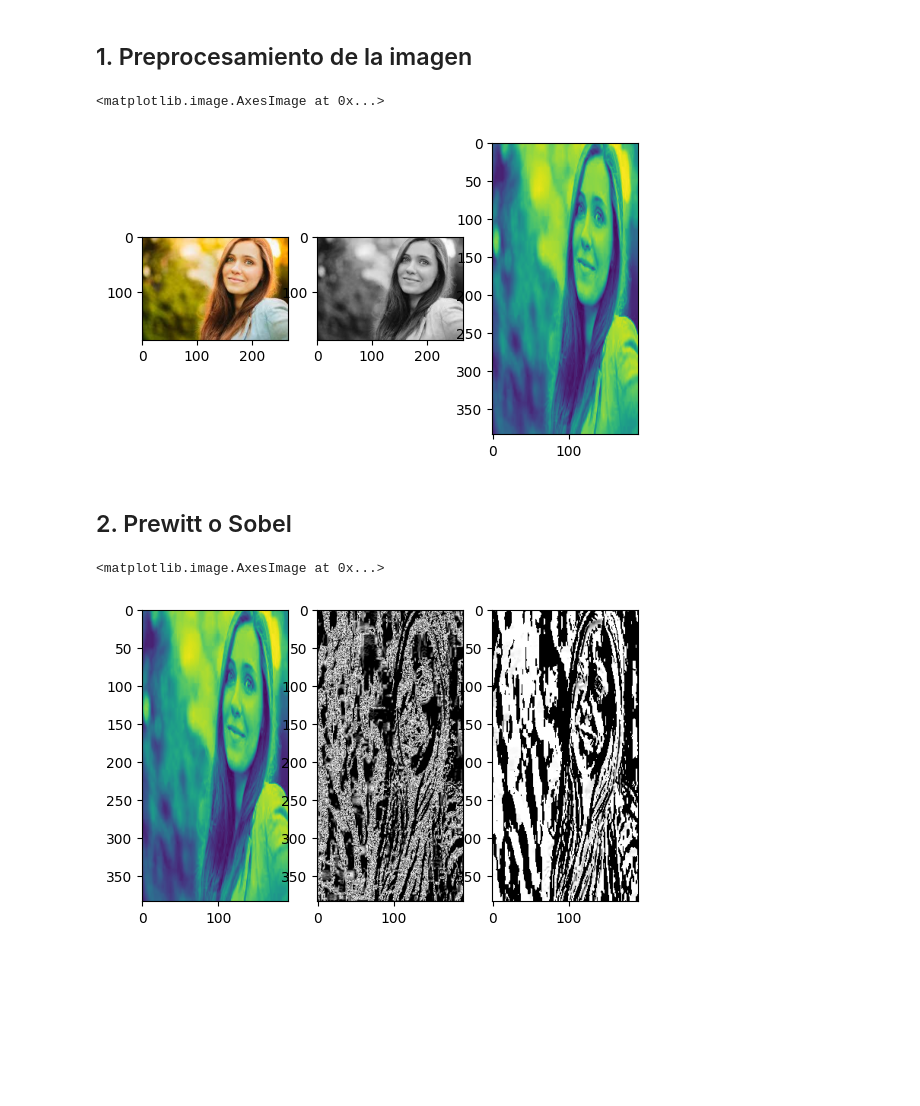
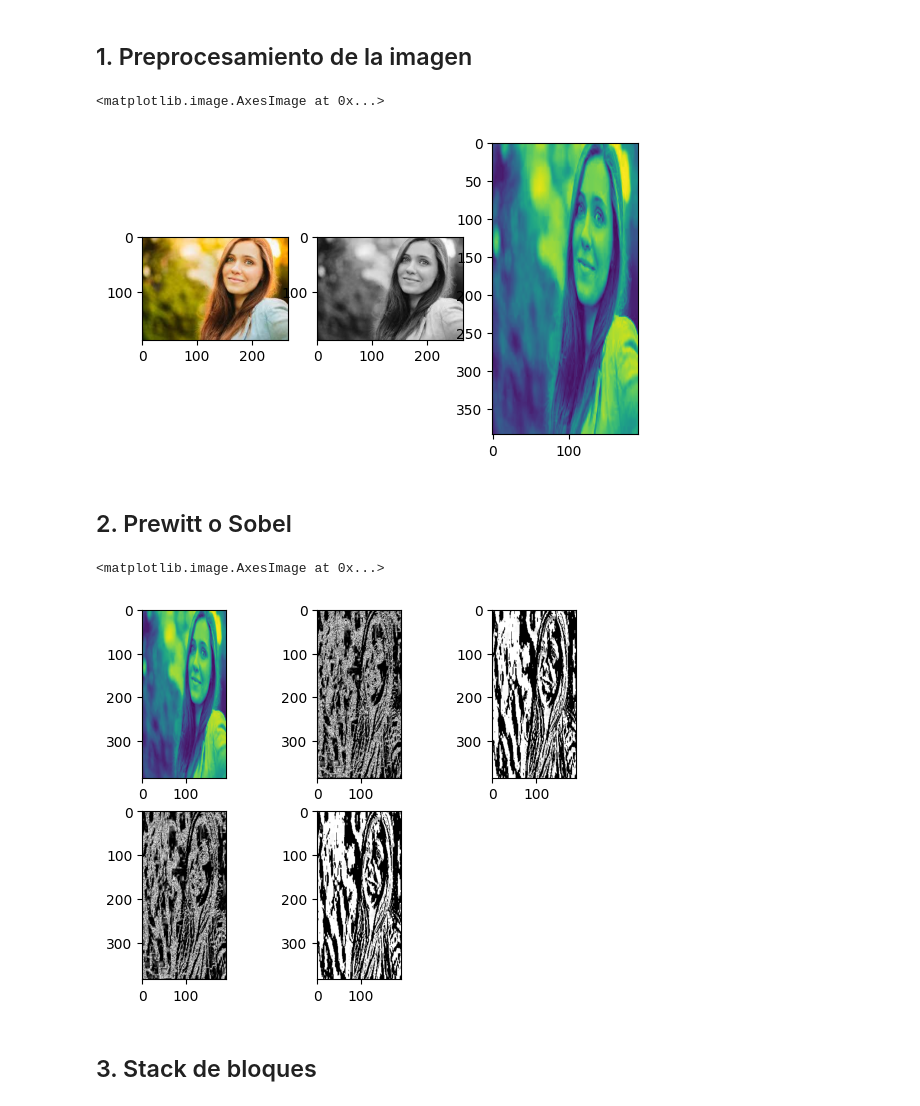
Before and after one commit to JusSolo/computer-vision-lab-3, a Jupyter notebook: lab3.ipynb, the cells around one changed output. Saved outputs shown, nothing was run; the diff lists cells and outputs as text; code cells hidden in the pictures; blank space fills up the shorter version.

Commit message:
feat: stack de bloques

```diff
--- a/lab3.ipynb
+++ b/lab3.ipynb
@@ -29,7 +35,7 @@ def preprocess_image(image: np.ndarray, k: int, output_dtype=np.uint8) -> np.nda
 image = cv2.imread('person2.jpg')
 image_rgb = cv2.cvtColor(image, cv2.COLOR_BGR2RGB)
 image_gray = cv2.cvtColor(image_rgb, cv2.COLOR_BGR2GRAY)
-processed_image = preprocess_image(image_rgb, k=3, output_dtype=np.uint8)
+processed_image = preprocess_image(image_gray, k=3, output_dtype=np.uint8)
 # %%
 plt.subplot(1, 3, 1)
 plt.imshow(image_rgb)
@@ -39,7 +45,7 @@ plt.subplot(1, 3, 3)
 plt.imshow(processed_image)
 # %% [output]
 <matplotlib.image.AxesImage at 0x...>
-[figure, old version]
+[figure, new version]
 # %% [markdown]
 ## 2. Prewitt o Sobel
 # %%
@@ -71,12 +77,18 @@ def compute_gradient(image: np.ndarray, method: str = 'sobel'):
 image_sobel_mu, image_sobel_theta = compute_gradient(processed_image, "sobel")
 image_prewitt_mu, image_prewitt_theta = compute_gradient(processed_image, "prewitt")
 # %%
-plt.subplot(1, 3, 1)
+plt.subplot(2, 3, 1)
 plt.imshow(processed_image)
-plt.subplot(1, 3, 2)
+plt.subplot(2, 3, 2)
 plt.imshow(image_sobel_mu, cmap="gray")
-plt.subplot(1, 3, 3)
+plt.subplot(2, 3, 3)
 plt.imshow(image_sobel_theta, cmap="gray")
+plt.subplot(2, 3, 4)
+plt.imshow(image_prewitt_mu, cmap="gray")
+plt.subplot(2, 3, 5)
+plt.imshow(image_prewitt_theta, cmap="gray")
 # %% [output]
 <matplotlib.image.AxesImage at 0x...>
-[figure, old version]
+[figure, new version]
+# %% [markdown]
+## 3. Stack de bloques
```
Also changed, not shown: parts of 3 cells of this notebook.
